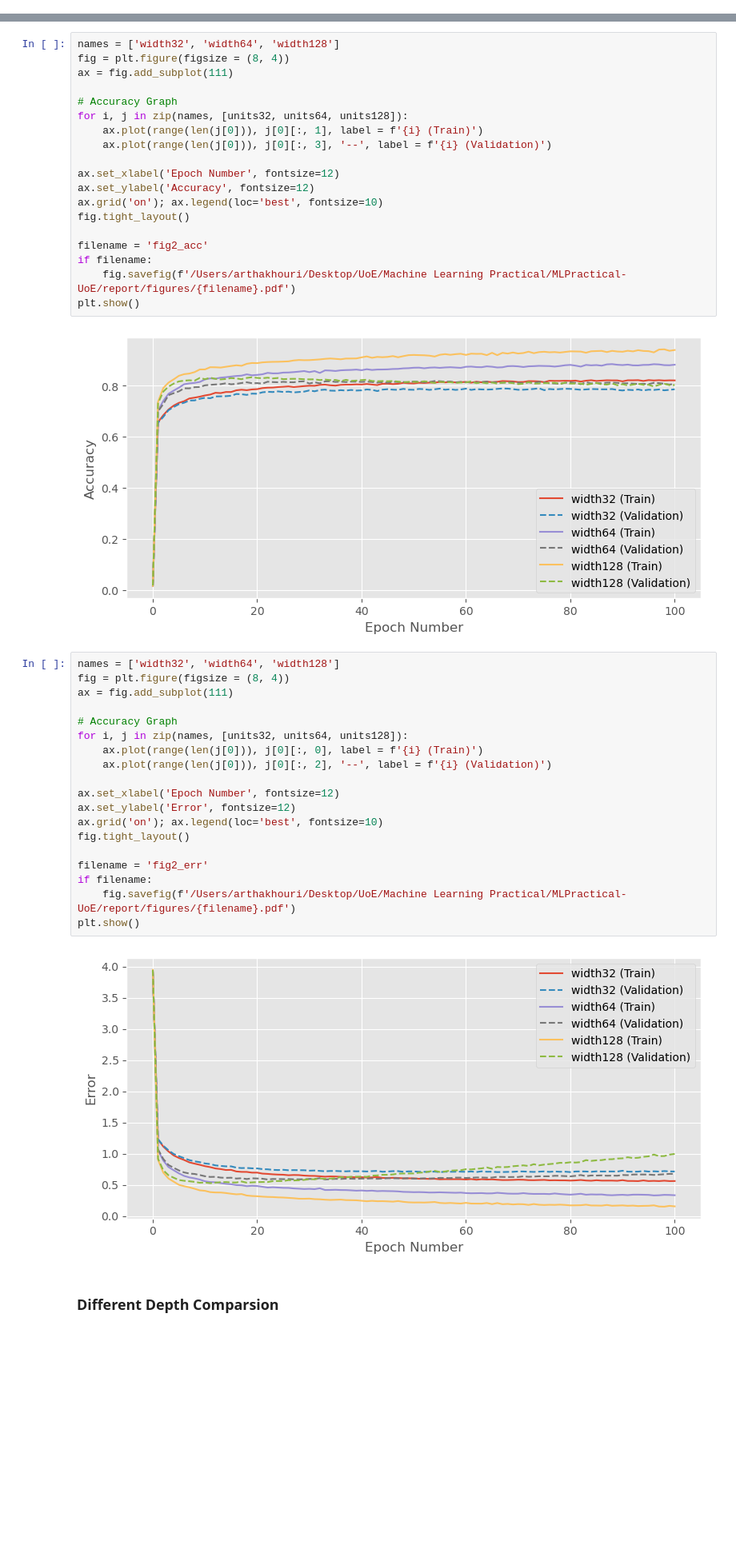
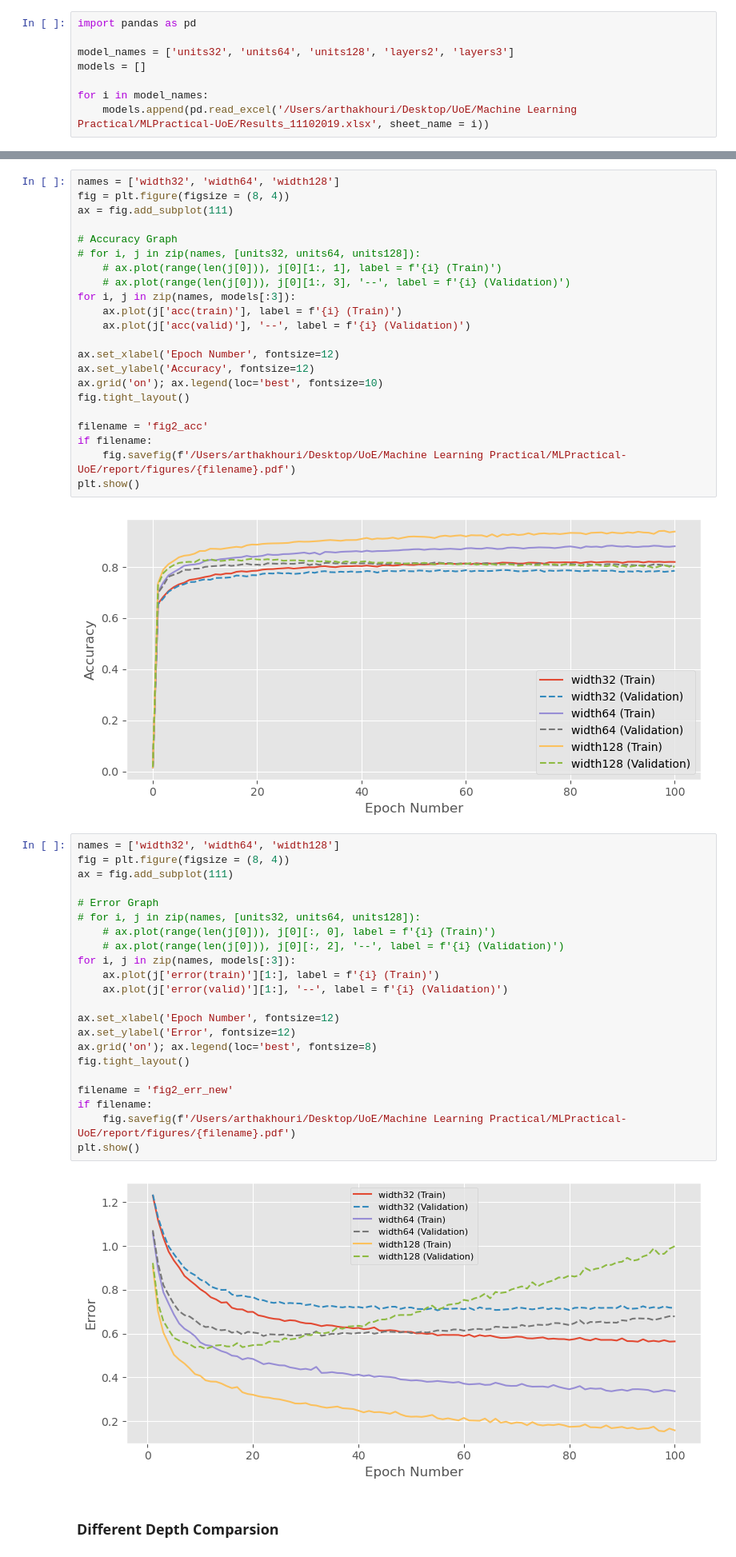
Before and after one commit to FlintyTub49/MLPractical-UoE, a Jupyter notebook: notebooks/Coursework_1.ipynb, the cells around one changed output, grey strips where cells are left out. Shown at 80% size. Saved outputs shown, nothing was run; the diff lists cells and outputs as text; blank space fills up the shorter version.

Commit message:
Updated graph creation code

```diff
--- a/notebooks/Coursework_1.ipynb
+++ b/notebooks/Coursework_1.ipynb
@@ -410,6 +410,14 @@ for i in models:
 100         0.107       0.959         1.698       0.827
 # %% [markdown]
 ## Making the required Graphs
+# %%
+import pandas as pd
+
+model_names = ['units32', 'units64', 'units128', 'layers2', 'layers3']
+models = []
+
+for i in model_names:
+    models.append(pd.read_excel('/Users/arthakhouri/Desktop/UoE/Machine Learning Practical/MLPractical-UoE/Results_11102019.xlsx', sheet_name = i))
 # %% [markdown]
 ### Different Width Comparison
 # %%
@@ -418,9 +426,12 @@ fig = plt.figure(figsize = (8, 4))
 ax = fig.add_subplot(111)
 
 # Accuracy Graph
-for i, j in zip(names, [units32, units64, units128]):
-    ax.plot(range(len(j[0])), j[0][:, 1], label = f'{i} (Train)')
-    ax.plot(range(len(j[0])), j[0][:, 3], '--', label = f'{i} (Validation)')
+# for i, j in zip(names, [units32, units64, units128]):
+    # ax.plot(range(len(j[0])), j[0][1:, 1], label = f'{i} (Train)')
+    # ax.plot(range(len(j[0])), j[0][1:, 3], '--', label = f'{i} (Validation)')
+for i, j in zip(names, models[:3]):
+    ax.plot(j['acc(train)'], label = f'{i} (Train)')
+    ax.plot(j['acc(valid)'], '--', label = f'{i} (Validation)')
 
 ax.set_xlabel('Epoch Number', fontsize=12)
 ax.set_ylabel('Accuracy', fontsize=12)
@@ -436,24 +447,27 @@ plt.show()
 # %%
 names = ['width32', 'width64', 'width128']
 fig = plt.figure(figsize = (8, 4))
 ax = fig.add_subplot(111)
 
-# Accuracy Graph
-for i, j in zip(names, [units32, units64, units128]):
-    ax.plot(range(len(j[0])), j[0][:, 0], label = f'{i} (Train)')
-    ax.plot(range(len(j[0])), j[0][:, 2], '--', label = f'{i} (Validation)')
+# Error Graph
+# for i, j in zip(names, [units32, units64, units128]):
+    # ax.plot(range(len(j[0])), j[0][:, 0], label = f'{i} (Train)')
+    # ax.plot(range(len(j[0])), j[0][:, 2], '--', label = f'{i} (Validation)')
+for i, j in zip(names, models[:3]):
+    ax.plot(j['error(train)'][1:], label = f'{i} (Train)')
+    ax.plot(j['error(valid)'][1:], '--', label = f'{i} (Validation)')
 
 ax.set_xlabel('Epoch Number', fontsize=12)
 ax.set_ylabel('Error', fontsize=12)
-ax.grid('on'); ax.legend(loc='best', fontsize=10)
+ax.grid('on'); ax.legend(loc='best', fontsize=8)
 fig.tight_layout()
 
-filename = 'fig2_err'
+filename = 'fig2_err_new'
 if filename:
     fig.savefig(f'/Users/arthakhouri/Desktop/UoE/Machine Learning Practical/MLPractical-UoE/report/figures/{filename}.pdf')
 plt.show()
 # %% [output]
-[figure, old version]
+[figure, new version]
 # %% [markdown]
 ### Different Depth Comparsion
 # %%
```
Also changed, not shown: parts of 2 cells of this notebook, 7 other files.
